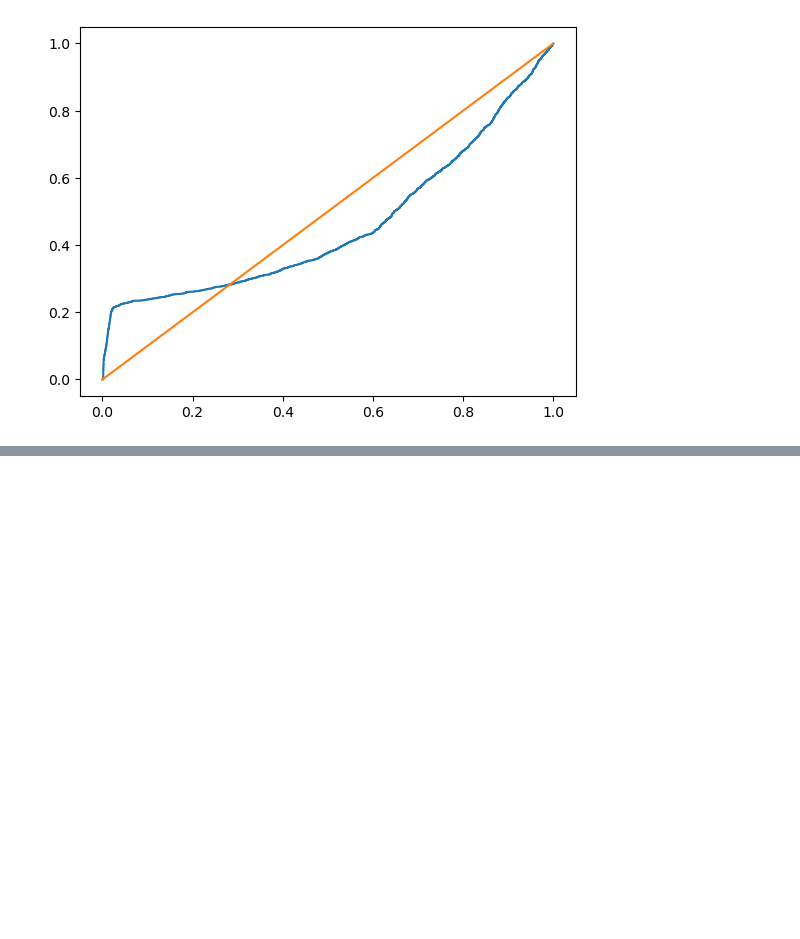
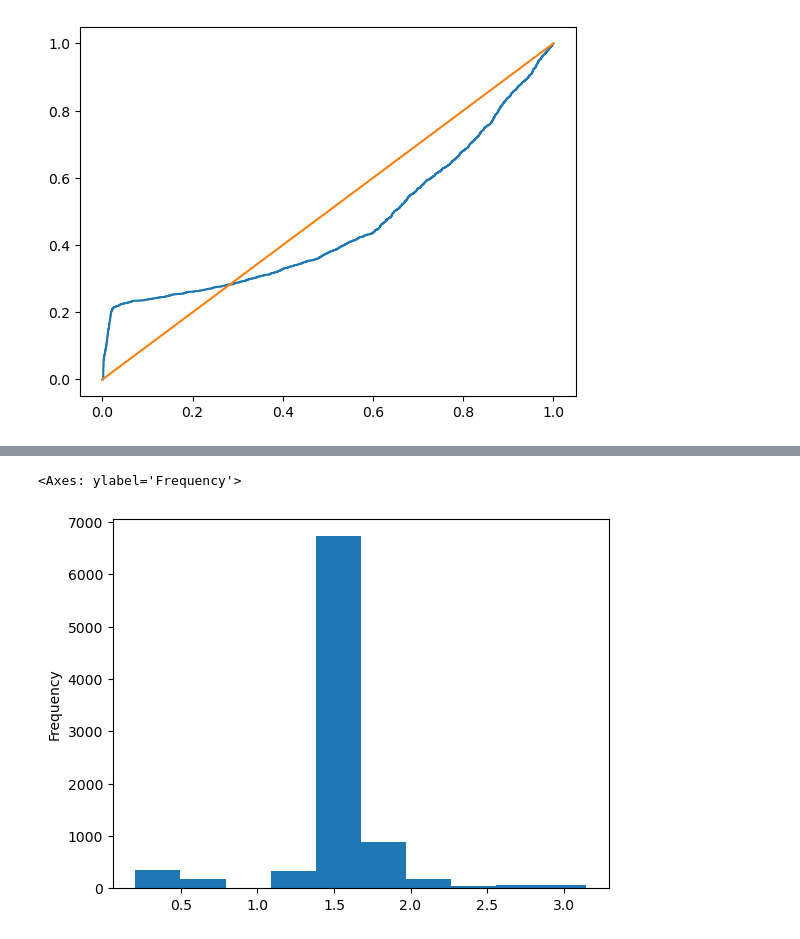
Before and after one commit to AtanasKolevNBU/PhD, a Jupyter notebook: notebooks/data_exploration/data_preparation.ipynb, the cells around one changed output, grey strips where cells are left out. Cells and saved outputs as stored; diff of their text form; code cells hidden in the pictures; blank space fills up the shorter version.

```diff
--- a/notebooks/data_exploration/data_preparation.ipynb
+++ b/notebooks/data_exploration/data_preparation.ipynb
@@ -550,0 +571,2 @@ plt.plot(fpr, fpr)
+# %%
+df_filtered = df[(df['HUMIDITY%'] == 0) & (df['TEMPERATURE_Celsius'] == 0) & (df['RPM'] == 1000)]
@@ -550,0 +589,8 @@ plt.plot(fpr, fpr)
+# %%
+df_filtered_faulted = df_filtered[df_filtered['FAULT'] == 1]
+df_filtered_healthy = df_filtered[df_filtered['FAULT'] == 0]
+# %%
+df_filtered_faulted['resultant_vibration_magnitude'].plot(kind='hist')
+# %% [output]
+<Axes: ylabel='Frequency'>
+[figure, added]
```
Also changed, not shown: parts of 15 cells of this notebook.
